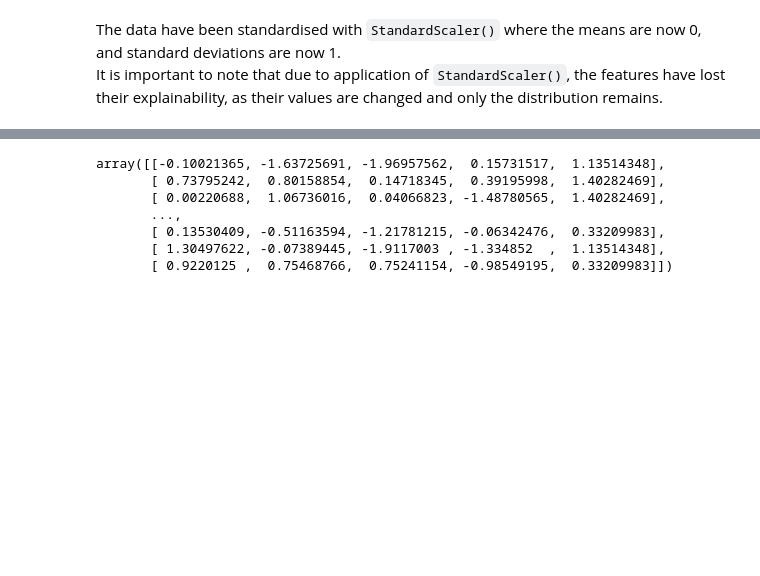
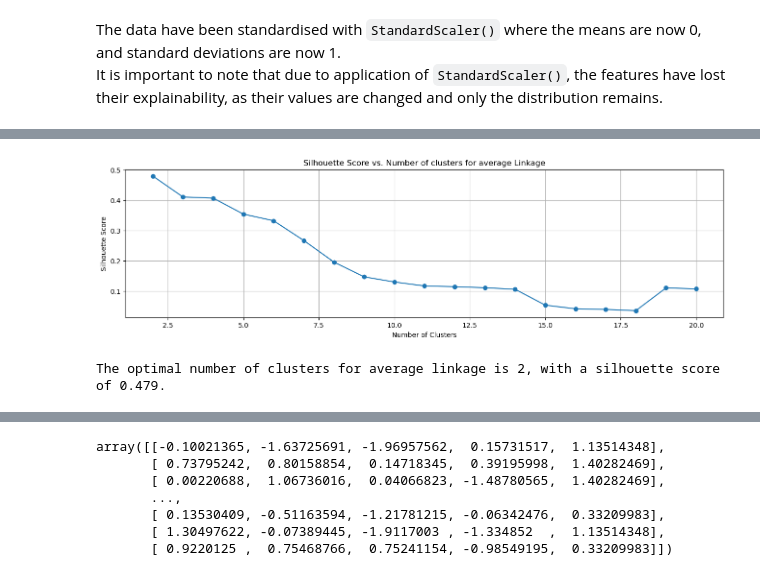
Before and after one commit to Luke-zm/Completed-Data-Courses-for-Masters, a Jupyter notebook: IND5003/take_home_exam/IND5003_THE_ZHONG_ZHIMING.ipynb, the cells around one changed output, grey strips where cells are left out. Drawn from its saved outputs; the diff is of its cells as text; code cells hidden in the pictures; blank space fills up the shorter version.

```diff
--- a/IND5003/take_home_exam/IND5003_THE_ZHONG_ZHIMING.ipynb
+++ b/IND5003/take_home_exam/IND5003_THE_ZHONG_ZHIMING.ipynb
@@ -177,3 +188,6 @@ The typical linkage methods are:
 * Centroid Linkage
 * Ward's Linkage
 * Average Linkage
+# %%
+# Calculate pairwise distances
+cond_dist_mat = pdist(clus_ss, metric='euclidean')
@@ -273,0 +307,6 @@ The optimal number of clusters for average linkage is 2, with a silhouette score
+# %%
+# Let n be 20. This means we examine up to 20 clusters
+find_best_sil_score(clus_ss, cond_dist_mat, chosen_linkage, 20);
+# %% [output]
+[figure, added]
+The optimal number of clusters for average linkage is 2, with a silhouette score of 0.479.
```
Also changed, not shown: parts of 32 cells of this notebook, 1 other file.
